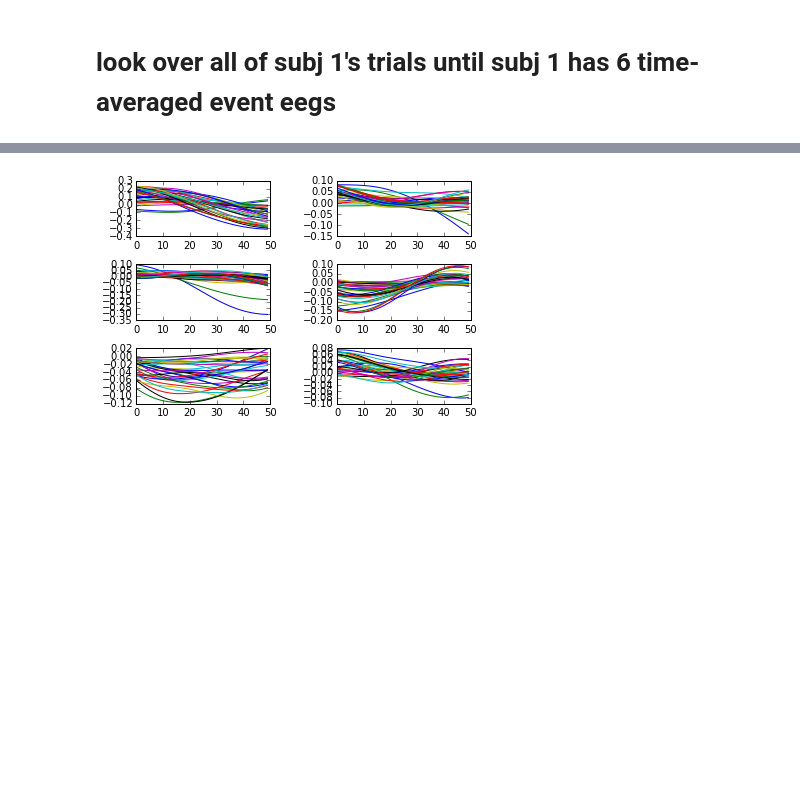
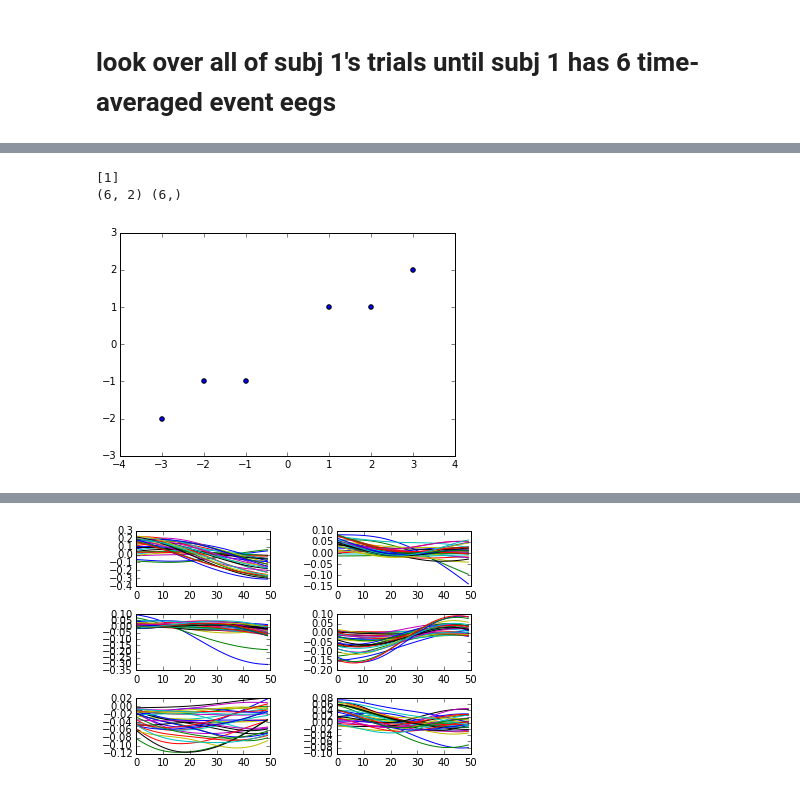
Before and after one commit to kaylanb/IndominusRex, a Jupyter notebook: code/process.ipynb, the cells around one changed output, grey strips where cells are left out. Saved outputs shown, nothing was run; the diff lists cells and outputs as text; code cells hidden in the pictures; blank space fills up the shorter version.

```diff
--- a/code/process.ipynb
+++ b/code/process.ipynb
@@ -192,0 +368,12 @@ auto features avg 4 buckets:
+# %%
+X = n.array([[-1, -1], [-2, -1], [-3, -2], [1, 1], [2, 1], [3, 2]])
+y = n.array([1, 1, 1, 2, 2, 2])
+clf = LDA()
+clf.fit(X, y)
+print(clf.predict([[-0.8, -1]]))
+plt.scatter(X[:,0],X[:,1])
+print X.shape,y.shape
+# %% [output]
+[1]
+(6, 2) (6,)
+[figure, added]
```
Also changed, not shown: parts of 19 cells of this notebook.
